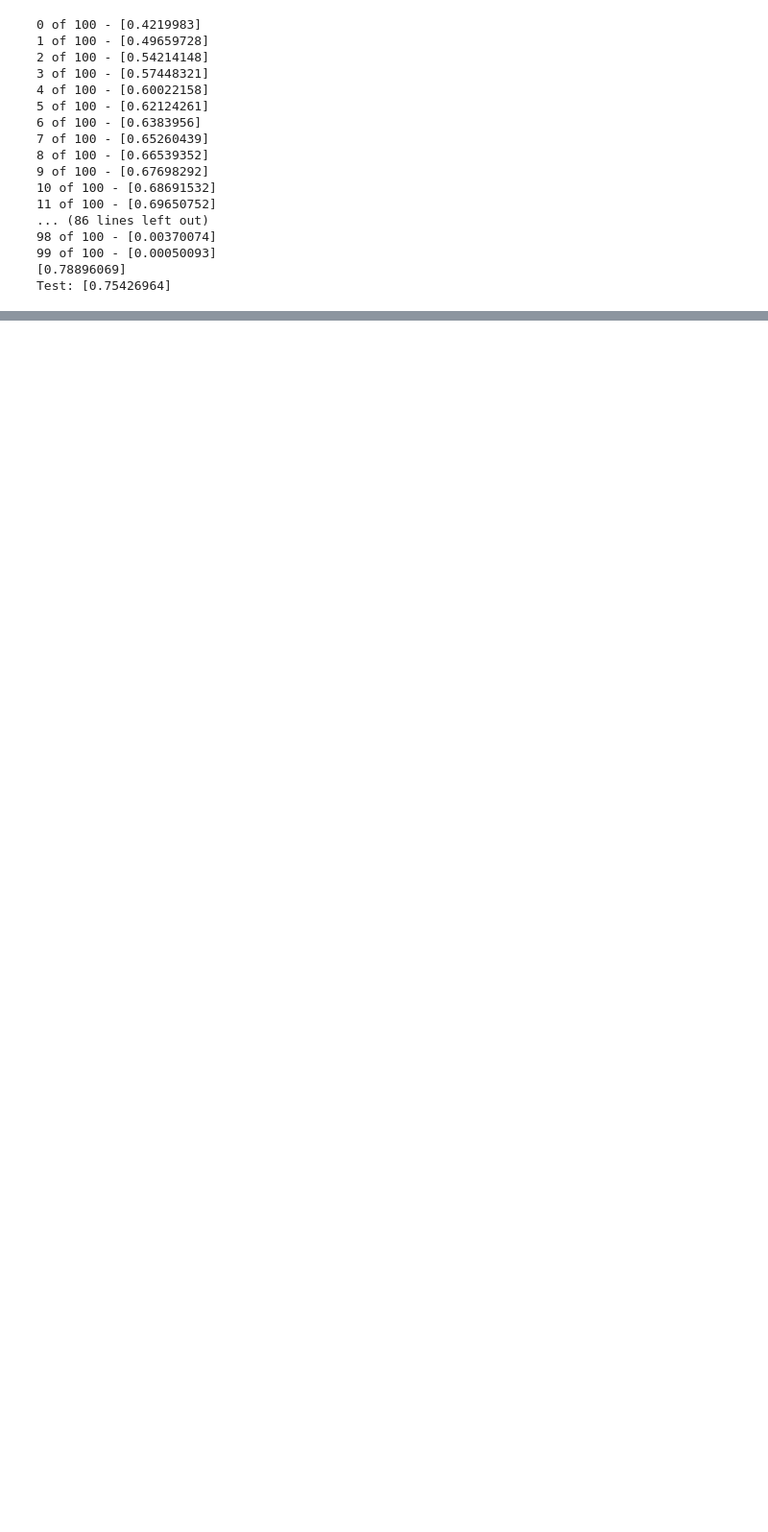
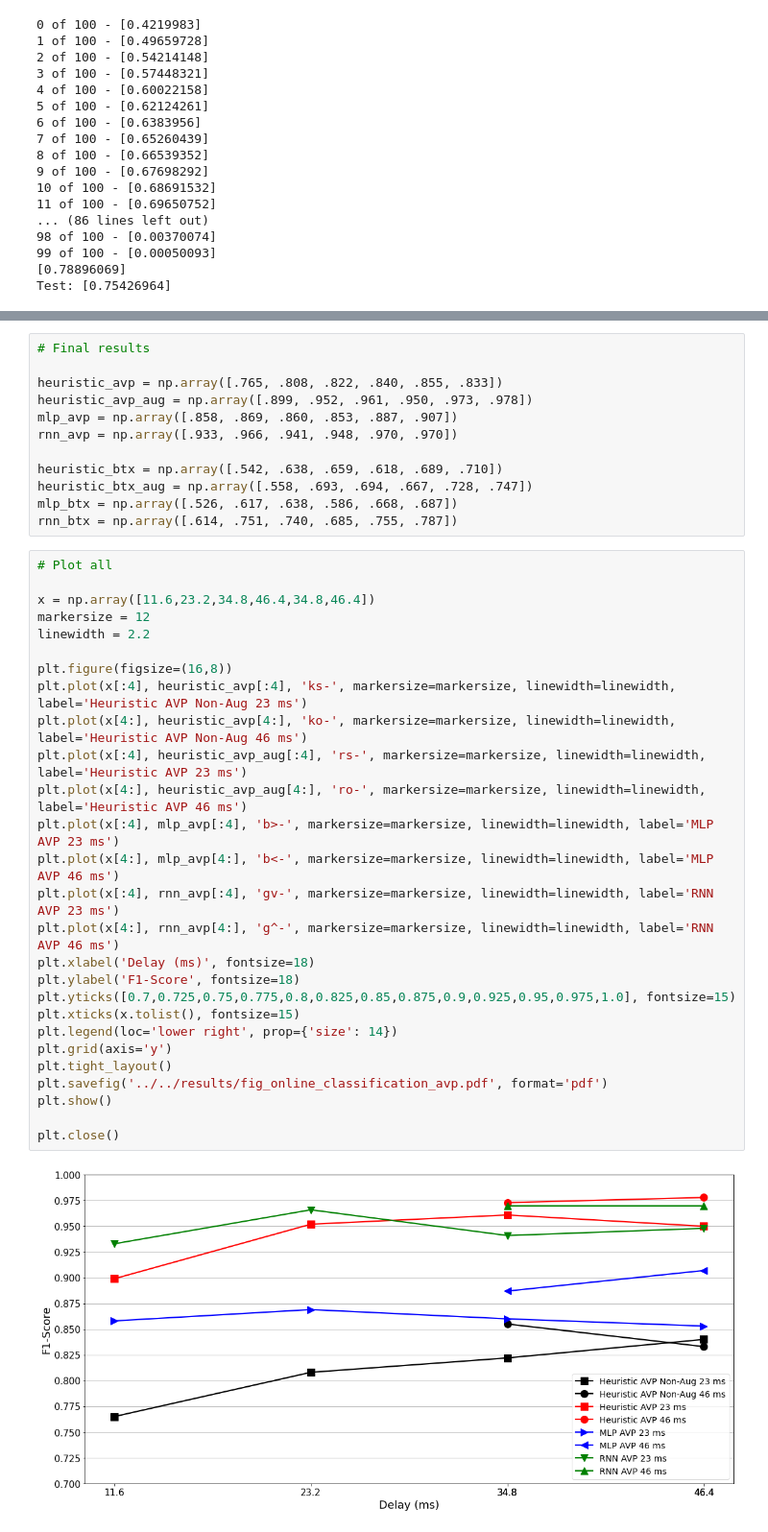
Before and after one commit to alejandrodl/beatbox-onset-detection, a Jupyter notebook: src/models/__Heuristic_Real-Time.ipynb, the cells around one changed output, grey strips where cells are left out. Shown at 96% size. Cells and saved outputs as stored; diff of their text form; blank space fills up the shorter version.

```diff
--- a/src/models/__Heuristic_Real-Time.ipynb
+++ b/src/models/__Heuristic_Real-Time.ipynb
@@ -209,0 +363,41 @@ Test: [0.35334873 0.62124711 0.76397229 0.80600462 0.81524249 0.82401848]
+# %%
+# Final results
+
+heuristic_avp = np.array([.765, .808, .822, .840, .855, .833])
+heuristic_avp_aug = np.array([.899, .952, .961, .950, .973, .978])
+mlp_avp = np.array([.858, .869, .860, .853, .887, .907])
+rnn_avp = np.array([.933, .966, .941, .948, .970, .970])
+
+heuristic_btx = np.array([.542, .638, .659, .618, .689, .710])
+heuristic_btx_aug = np.array([.558, .693, .694, .667, .728, .747])
+mlp_btx = np.array([.526, .617, .638, .586, .668, .687])
+rnn_btx = np.array([.614, .751, .740, .685, .755, .787])
+# %%
+# Plot all
+
+x = np.array([11.6,23.2,34.8,46.4,34.8,46.4])
+markersize = 12
+linewidth = 2.2
+
+plt.figure(figsize=(16,8))
+plt.plot(x[:4], heuristic_avp[:4], 'ks-', markersize=markersize, linewidth=linewidth, label='Heuristic AVP Non-Aug 23 ms')
+plt.plot(x[4:], heuristic_avp[4:], 'ko-', markersize=markersize, linewidth=linewidth, label='Heuristic AVP Non-Aug 46 ms')
+plt.plot(x[:4], heuristic_avp_aug[:4], 'rs-', markersize=markersize, linewidth=linewidth, label='Heuristic AVP 23 ms')
+plt.plot(x[4:], heuristic_avp_aug[4:], 'ro-', markersize=markersize, linewidth=linewidth, label='Heuristic AVP 46 ms')
+plt.plot(x[:4], mlp_avp[:4], 'b>-', markersize=markersize, linewidth=linewidth, label='MLP AVP 23 ms')
+plt.plot(x[4:], mlp_avp[4:], 'b<-', markersize=markersize, linewidth=linewidth, label='MLP AVP 46 ms')
+plt.plot(x[:4], rnn_avp[:4], 'gv-', markersize=markersize, linewidth=linewidth, label='RNN AVP 23 ms')
+plt.plot(x[4:], rnn_avp[4:], 'g^-', markersize=markersize, linewidth=linewidth, label='RNN AVP 46 ms')
+plt.xlabel('Delay (ms)', fontsize=18)
+plt.ylabel('F1-Score', fontsize=18)
+plt.yticks([0.7,0.725,0.75,0.775,0.8,0.825,0.85,0.875,0.9,0.925,0.95,0.975,1.0], fontsize=15)
+plt.xticks(x.tolist(), fontsize=15)
+plt.legend(loc='lower right', prop={'size': 14})
+plt.grid(axis='y')
+plt.tight_layout()
+plt.savefig('../../results/fig_online_classification_avp.pdf', format='pdf')
+plt.show()
+
+plt.close()
+# %% [output]
+[figure, added]
```
Also changed, not shown: parts of 9 cells of this notebook, 10 other files.
